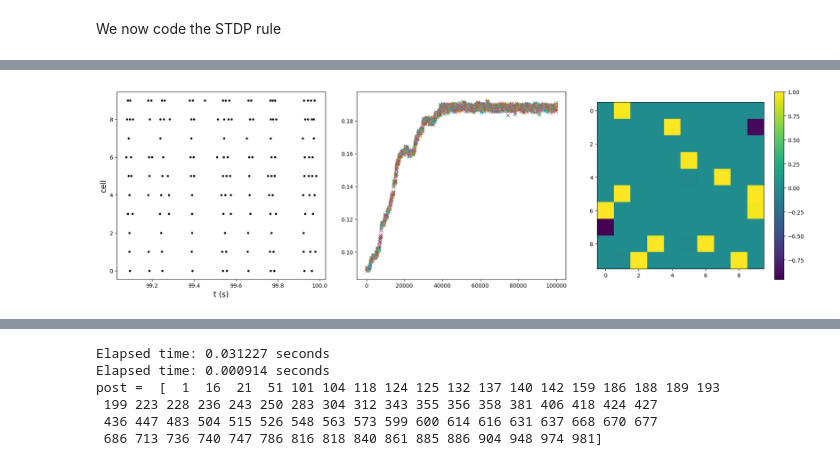
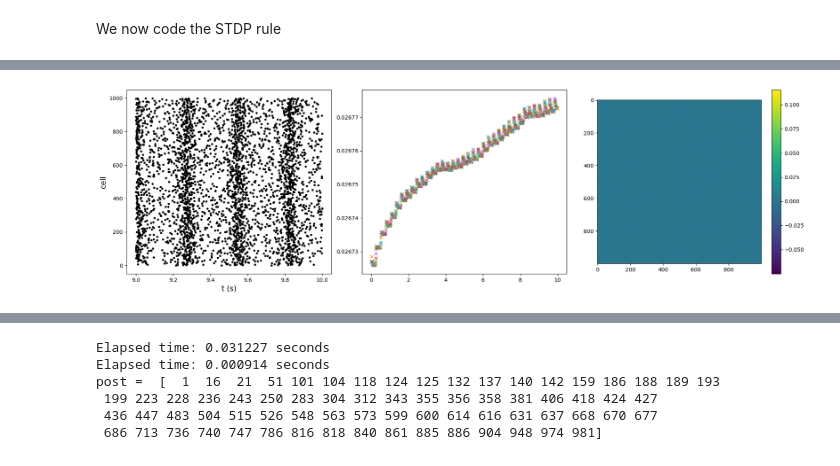
Before and after one commit to steve-cox-LA/EGlove, a Jupyter notebook: TassPlatform.ipynb, the cells around one changed output, grey strips where cells are left out. Saved outputs shown, nothing was run; the diff lists cells and outputs as text; code cells hidden in the pictures.

```diff
--- a/TassPlatform.ipynb
+++ b/TassPlatform.ipynb
@@ -997,20 +995,24 @@ import matplotlib.pyplot as plt
 import math
 import scipy  as sp     #.sparse import random_array
 from scipy.sparse.csgraph import connected_components
+import time
+
+start_time = time.perf_counter()
+
 
 fig, (ax1, ax2, ax3) = plt.subplots(1,3)
 plt.subplots_adjust(right=3, left=0.25, wspace=0.15, top=1, bottom=0)
 
 rng = np.random.default_rng(12345)
 
-Tfin = 1e5
+Tfin = 10*1e3
 dt = 0.1
 Nt = math.ceil(Tfin/dt)
 tausyn = 1
 td = 3
 kappa = 8
 
-N = 10   # number of cells
+N = 1000   # number of cells
 
 kappa_noise = 0.026
 f_noise = 20
@@ -1024,8 +1026,8 @@ is_connected = False
 while not is_connected:  # Generate a fully connected sparse {0,1} weight matrix without self connections
 
     W = sp.sparse.random_array(    # 1. Generate random array of values {1,2}
-        (N, N), density= 0.25, random_state=rng,
-        data_sampler = lambda size: rng.choice([1, 2], size=size, p=[0.4, 0.6])
+        (N, N), density= 0.07, random_state=rng,
+        data_sampler = lambda size: rng.choice([1, 2], size=size, p=[0.62, 0.38])
     ).tocsr()
 
     W.setdiag(0)   # remove self-connections
@@ -1035,17 +1037,16 @@ while not is_connected:  # Generate a fully connected sparse {0,1} weight matrix
     is_connected = (n_components == 1)
 
 print("Successfully generated a fully connected synaptic weight matrix!")
-print(W)
 
 Wrow, Wcol, values = sp.sparse.find(W)
+print(np.mean(values-1))
 
 W.data -=1  # lower weights by 1 to take {0,1}
+#print(W)
 
 mW = np.mean(W)
 print("mean W before = ", mW)
 Wbefore = W.toarray()
-mW = np.mean(Wbefore)
-print("mean full W before = ", mW)
 
 aE = (2*tausyn-dt)/(2*tausyn+dt)
 bE = 2*kappa/(2*tausyn+dt)/N
@@ -1070,36 +1071,33 @@ a = 2*Cm/dt
 b = 2*gleak*Vrest
 c = a + gleak
 
-next_noise = rng.exponential(
-    1000.0 / f_noise,
-    size=N
-)
+next_noise = rng.exponential(1000.0 / f_noise, size=N)
 
 tau_plus = 10
 tau_R = 4
 beta = 1.4
-delta = 0.1 # 0.002   # from Thanos Manos ,Magteld Zeitler,Peter A. Tass
-
-zpost = Wrow[np.where(Wcol == 0)]
+delta = 0.01 # 0.002   # from Thanos Manos ,Magteld Zeitler,Peter A. Tass
 
 for j in range(1,Nt):
 
     t = j*dt
 
-    gsyn = aE*gsyn + bE*W@(T + td == t)   # is there a better way to do this?
+    gsyn = aE*gsyn  #  + bE*W@s
 
-    old_spikes = np.where(T + td == t)[0]
-    # depress their postsynaptic weights
-    for ind in old_spikes:
-        post = Wrow[np.where(Wcol == ind)]
-        for p in post:
-            Delta = T[p] - t    #  t_post - (t_pre + 3)
+    s = T + td == t   # cells that spiked td milliseconds ago
+
+    if np.any(s):
+
+        gsyn += bE*W@s
+
+        old_spikes = np.where(s)[0]   # cells that spikes td milliseconds ago
+
+        for ind in old_spikes:       # depress their postsynaptic weights
+            post = Wrow[np.where(Wcol == ind)]
+            Delta = T[post] - t    #  t_post - (t_pre + 3)
             dW = (delta*beta/tau_R)*np.exp(Delta/(tau_R*tau_plus))
-            W[p, ind] -= dW   # *W[p, ind]
-            W[p, ind] = max(0, W[p, ind])
-            #print("depressing weight ", p, ind, "dW = ", round(dW,3))
-            #for z in zpost:
-            #ax2.plot(t, 1.1*p + W[p,ind],'.')
+            W[post, [ind]] -= dW   # *W[p, ind]
+            W[post, [ind]] = np.where(W[post, [ind]]<0, 0, W[post, [ind]])
 
     g_noise = aE*g_noise
 
@@ -1108,9 +1106,7 @@ for j in range(1,Nt):
     if np.any(events):
         n_events = events.sum()
         g_noise[events] += kappa_noise
-        next_noise[events] += rng.exponential(1000.0 / f_noise,
-            size=n_events
-        )
+        next_noise[events] += rng.exponential(1000.0 / f_noise, size=n_events)
 
     V = ( (a - (gleak + gsyn + g_noise))*V + b ) /  (c + gsyn + g_noise)
 
@@ -1119,7 +1115,7 @@ for j in range(1,Nt):
     ref = np.where( t-T < tref )
     V[ref] = Vres
 
-    fsp = np.where(V > Vthr)[0]
+    fsp = np.where(V > Vthr)[0]     # spiking cells
 
     T[fsp] = t
     V[fsp] = Vres
@@ -1127,25 +1123,18 @@ for j in range(1,Nt):
 
     for ind in fsp:
 
-        if t > Tfin - 1000:
+        if t > Tfin - 1000:       # plot final second of spikes
             ax1.plot(t/1000, ind,'k.',markersize=6)
 
         pre = Wcol[np.where(Wrow == ind)]   # immediately potentiate its presynaptic weights
-        for p in pre:
-            if T[p] + td < t:
-                Delta = T[p] + td - t   # (t_pre + 3) - t_post
-                dW = delta*np.exp(Delta/tau_plus)
-                W[ind, p] += dW   # *(1-W[ind, p])
-                W[ind,p] = min(W[ind,p], 1)
-                #print("potentiating weight ", ind, p, "dW = ", round(dW,3))
-                #ax2.plot(t, 1.1*ind + W[ind,p],'.')
+        Delta = T[pre] + td - t   # (t_pre + 3) - t_post
+        Delta = np.where(Delta>0, -1e6, Delta)
+        dW = delta*np.exp(Delta/tau_plus)
+        W[[ind],pre] += dW   # *(1-W[ind, p])
+        W[[ind],pre] = np.where(W[[ind],pre] > 1, 1, W[[ind],pre])
 
-    #ax2.plot(t, W[8,2],'b.')
-    #ax2.plot(t, W[2,1],'r.')
     if j % 100 == 0:
-        ax2.plot(t, np.mean(W), 'x')
-
-
+        ax2.plot(t/1000, np.mean(W), 'x')
 
 ax1.set_xlabel('t (s)',fontsize=14)
 ax1.set_ylabel('cell', color='k', fontsize=14)
@@ -1155,6 +1144,9 @@ im1 = ax3.imshow(W-Wbefore) #, cmap='gray_r')
 fig.colorbar(im1, ax=ax3)
 
 mW = np.mean(W)
-print("mean W after = ", mW);
+print("mean W after = ", mW)
+
+end_time = time.perf_counter()
+print(f"Elapsed time: {end_time - start_time:.6f} seconds")
 # %% [output]
 Successfully generated a fully connected synaptic weight matrix!
@@ -1177 +1157 @@ mean W after =  0.1899431071253958
-[figure, old version]
+[figure, new version]
```
Also changed, not shown: parts of 8 cells of this notebook.
